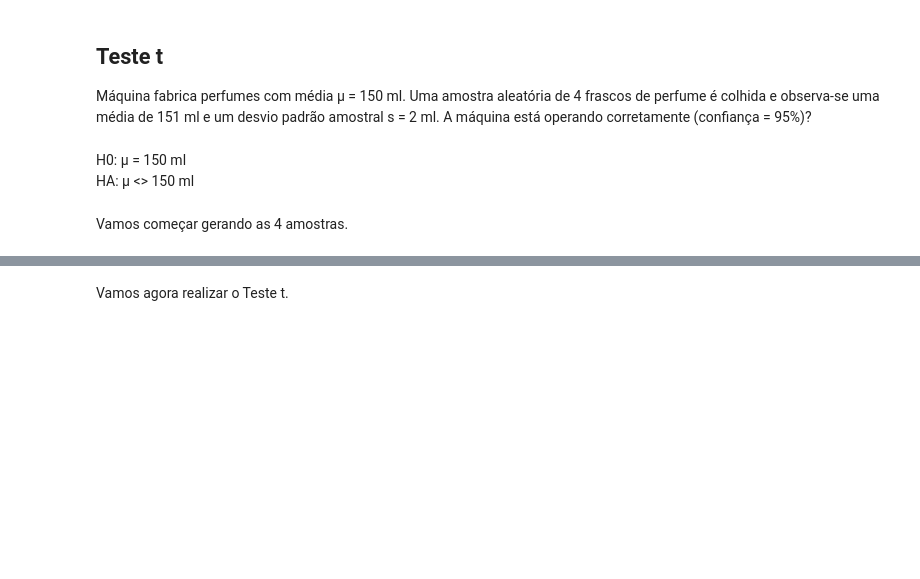
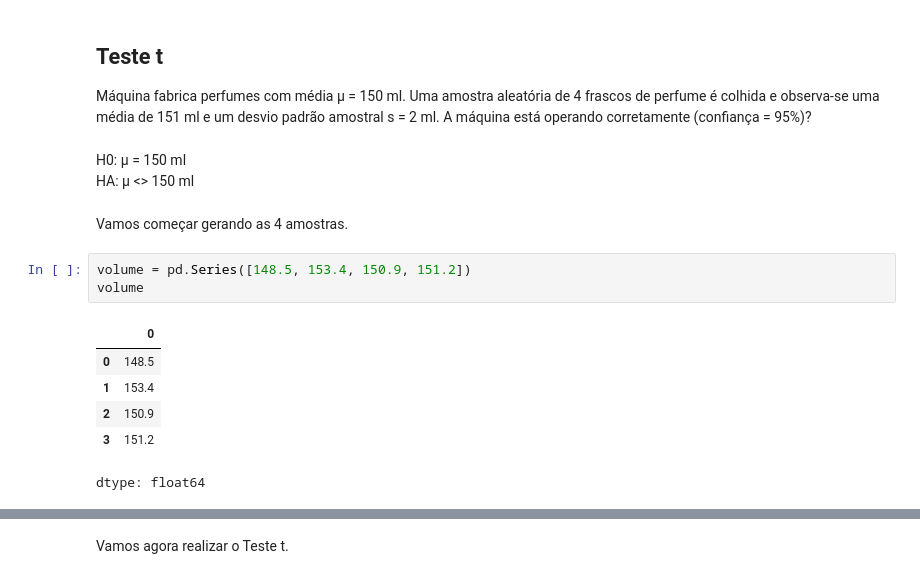
Before and after one commit to UlissesJunior/XMAC02-MetodosMatematicosAnaliseDados, a Jupyter notebook: Notebooks/Aula15 - Testes t e Z de uma amostra/Aula15.ipynb, the cells around one changed output, grey strips where cells are left out. Saved outputs shown, nothing was run; the diff lists cells and outputs as text; blank space fills up the shorter version.

```diff
--- a/Notebooks/Aula15 - Testes t e Z de uma amostra/Aula15.ipynb
+++ b/Notebooks/Aula15 - Testes t e Z de uma amostra/Aula15.ipynb
@@ -26,3 +42,13 @@ H0: μ = 150 ml \
 HA: μ <> 150 ml
 # %% [markdown]
 Vamos começar gerando as 4 amostras.
+# %%
+volume = pd.Series([148.5, 153.4, 150.9, 151.2])
+volume
+# %% [output]
+|  | 0 |
+| 0 | 148.5 |
+| 1 | 153.4 |
+| 2 | 150.9 |
+| 3 | 151.2 |
+dtype: float64
```
Also changed, not shown: parts of 10 cells of this notebook.
